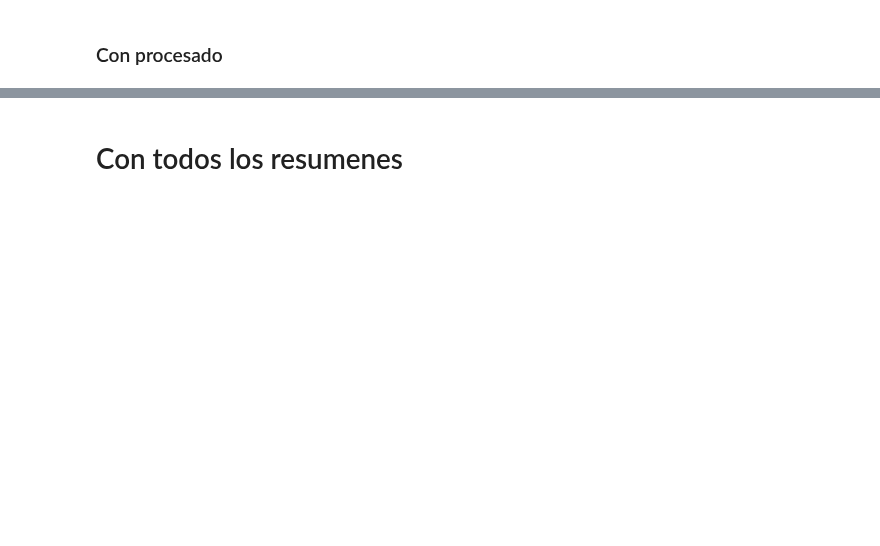
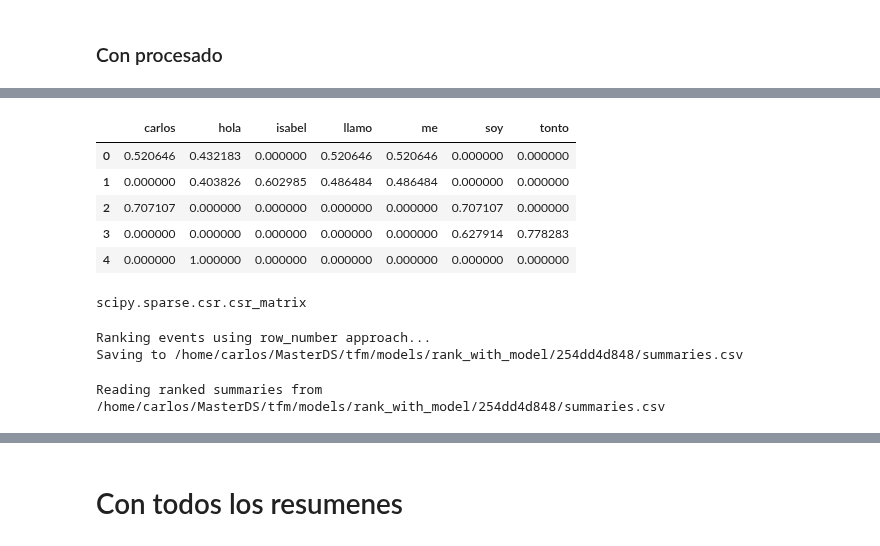
Before and after one commit to gscharly/master_ds_tfm, a Jupyter notebook: analysis/summary/ltr/order/evaluation.ipynb, the cells around one changed output, grey strips where cells are left out. Saved outputs shown, nothing was run; the diff lists cells and outputs as text; code cells hidden in the pictures; blank space fills up the shorter version.

```diff
--- a/analysis/summary/ltr/order/evaluation.ipynb
+++ b/analysis/summary/ltr/order/evaluation.ipynb
@@ -540,0 +609,4 @@ file_name = 'model_rank_gbt_processed'
+# %%
+docs = ['hola carlos', 'hola isabel',
+       'hola carlos', 'hola maria', 'hola maria',
+       'hola carlos']
@@ -540,0 +616,7 @@ file_name = 'model_rank_gbt_processed'
+# %%
+count_vec_kwargs = {'strip_accents': 'unicode'}
+# %%
+pipe = Pipeline([('count', CountVectorizer(**count_vec_kwargs)),
+                             ('tfidf', TfidfTransformer())])
+# %%
+x_t = pipe.fit_transform(docs)
@@ -540,0 +677,22 @@ file_name = 'model_rank_gbt_processed'
+# %%
+pd.DataFrame(x_t.toarray(),columns=pipe['count'].get_feature_names())
+# %% [output]
+|  | carlos | hola | isabel | llamo | me | soy | tonto |
+| 0 | 0.520646 | 0.432183 | 0.000000 | 0.520646 | 0.520646 | 0.000000 | 0.000000 |
+| 1 | 0.000000 | 0.403826 | 0.602985 | 0.486484 | 0.486484 | 0.000000 | 0.000000 |
+| 2 | 0.707107 | 0.000000 | 0.000000 | 0.000000 | 0.000000 | 0.707107 | 0.000000 |
+| 3 | 0.000000 | 0.000000 | 0.000000 | 0.000000 | 0.000000 | 0.627914 | 0.778283 |
+| 4 | 0.000000 | 1.000000 | 0.000000 | 0.000000 | 0.000000 | 0.000000 | 0.000000 |
+# %%
+type(x_t)
+# %% [output]
+scipy.sparse.csr.csr_matrix
+# %%
+rank_model.run()
+# %% [output]
+Ranking events using row_number approach...
+Saving to /home/carlos/MasterDS/tfm/models/rank_with_model/254dd4d848/summaries.csv
+# %%
+pd_summaries = rank_model.read_summaries()
+# %% [output]
+Reading ranked summaries from /home/carlos/MasterDS/tfm/models/rank_with_model/254dd4d848/summaries.csv
```
Also changed, not shown: parts of 62 cells of this notebook, 5 other files.
